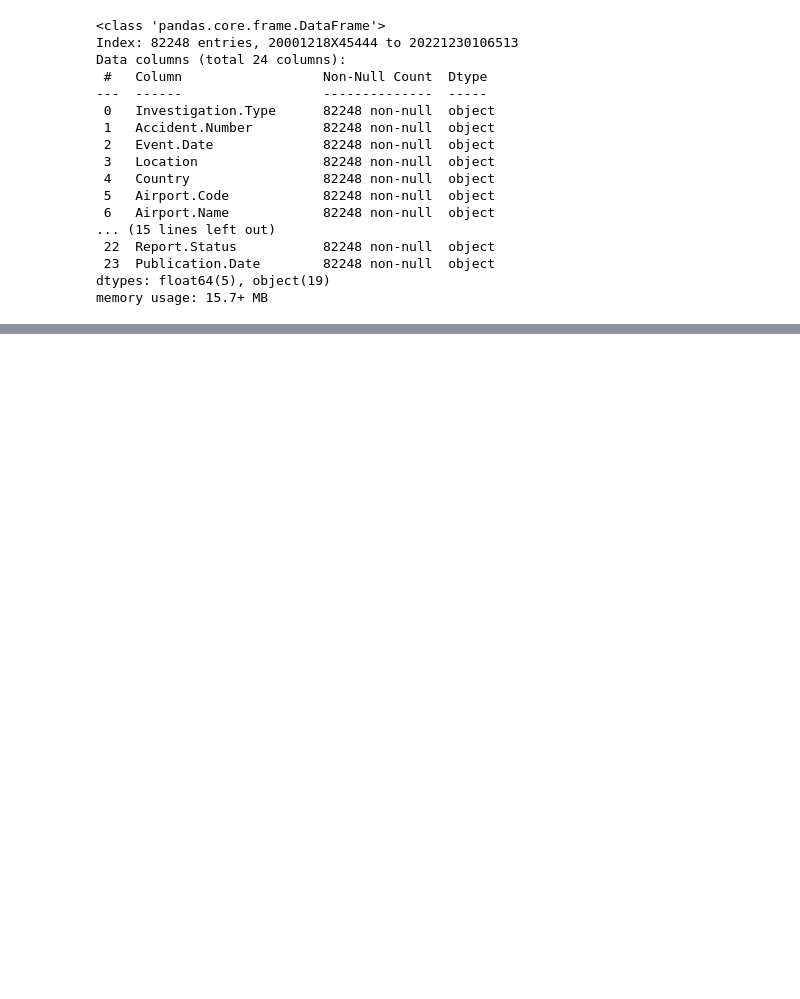
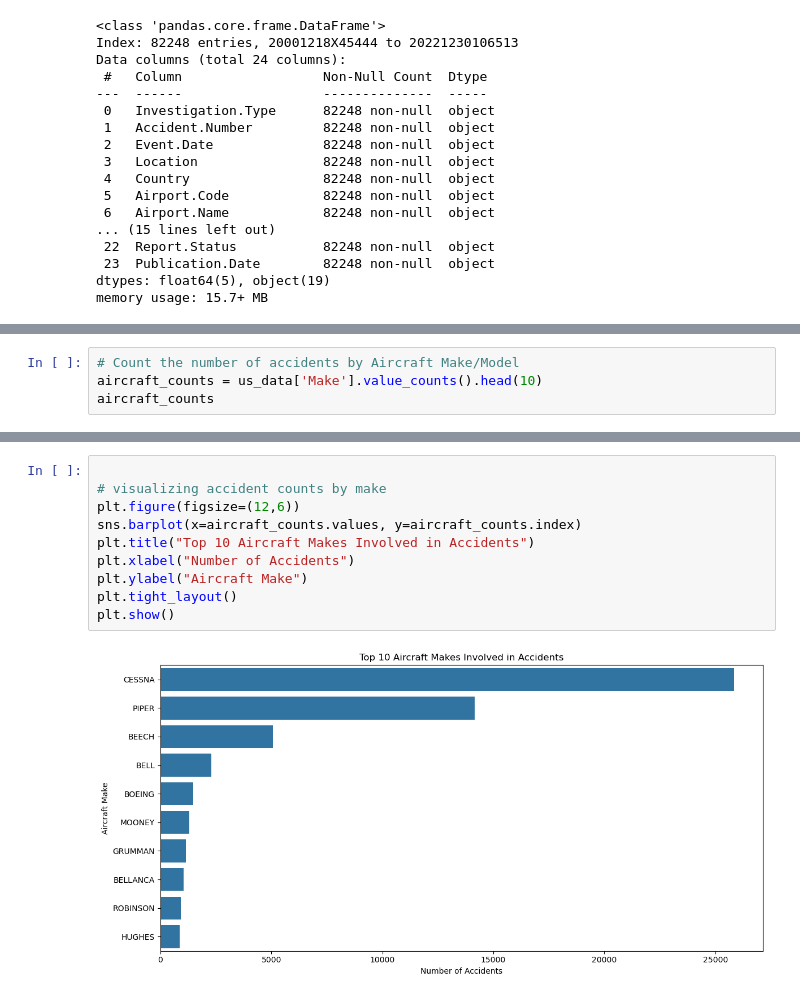
Before and after one commit to Muhadischol/Aviation_Analysis_Project, a Jupyter notebook: Notebooks/Accidents.ipynb, the cells around one changed output, grey strips where cells are left out. Drawn from its saved outputs; the diff is of its cells as text; blank space fills up the shorter version.

Commit message:
visunivariate analysis of accident count by make

```diff
--- a/Notebooks/Accidents.ipynb
+++ b/Notebooks/Accidents.ipynb
@@ -482,0 +486,4 @@ Before doing anything with the United States data, I would first perform the nec
+# %%
+# Count the number of accidents by Aircraft Make/Model
+aircraft_counts = us_data['Make'].value_counts().head(10)
+aircraft_counts
@@ -482,0 +503,12 @@ Before doing anything with the United States data, I would first perform the nec
+# %%
+
+# visualizing accident counts by make
+plt.figure(figsize=(12,6))
+sns.barplot(x=aircraft_counts.values, y=aircraft_counts.index)
+plt.title("Top 10 Aircraft Makes Involved in Accidents")
+plt.xlabel("Number of Accidents")
+plt.ylabel("Aircraft Make")
+plt.tight_layout()
+plt.show()
+# %% [output]
+[figure, added]
```
Also changed, not shown: parts of 6 cells of this notebook, 1 other file.
